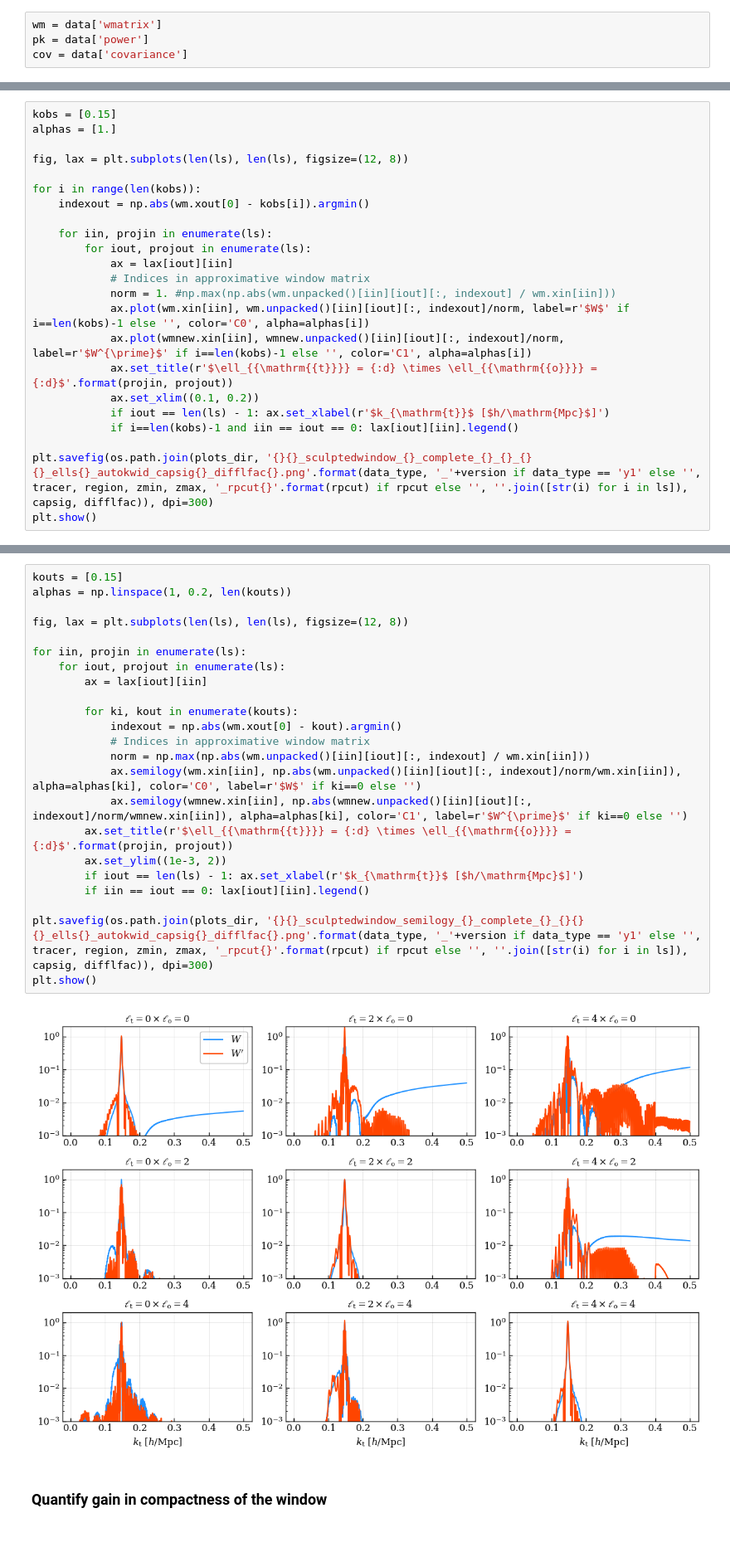
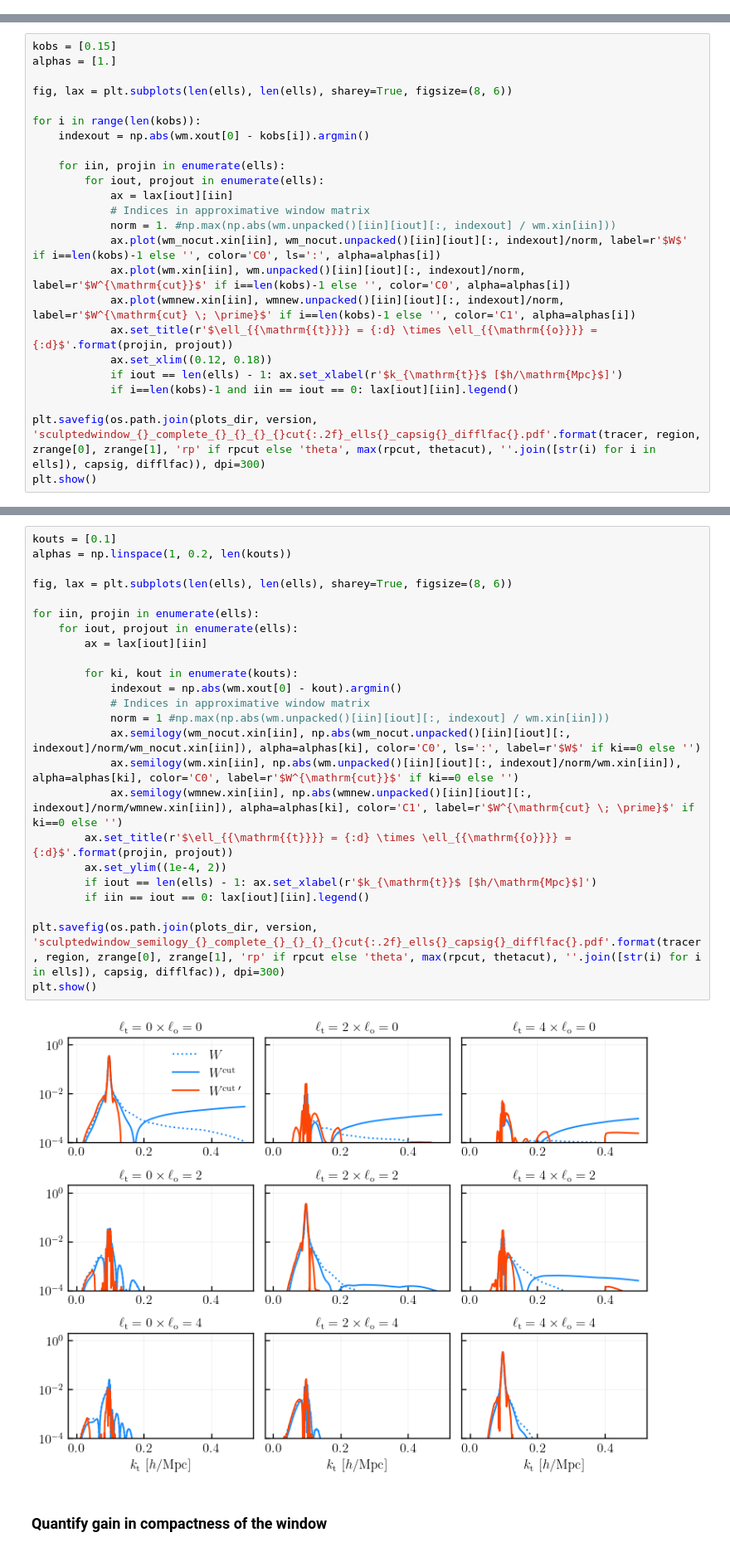
Before and after one commit to mathildepinon/desi-fiber-collisions, a Jupyter notebook: nb/sculpt_window.ipynb, the cells around one changed output, grey strips where cells are left out. Shown at 83% size. Saved outputs shown, nothing was run; the diff lists cells and outputs as text.

```diff
--- a/nb/sculpt_window.ipynb
+++ b/nb/sculpt_window.ipynb
@@ -85,4 +70,0 @@ data = get_data(data_type, tracer, region, rp_cut=rpcut, zrange=(zmin, zmax), ve
-# %%
-wm = data['wmatrix']
-pk = data['power']
-cov = data['covariance']
@@ -124,23 +72,24 @@ wm.shape
 kobs = [0.15]
 alphas = [1.]
 
-fig, lax = plt.subplots(len(ls), len(ls), figsize=(12, 8))
+fig, lax = plt.subplots(len(ells), len(ells), sharey=True, figsize=(8, 6))
 
 for i in range(len(kobs)):
     indexout = np.abs(wm.xout[0] - kobs[i]).argmin()
 
-    for iin, projin in enumerate(ls):
-        for iout, projout in enumerate(ls):
+    for iin, projin in enumerate(ells):
+        for iout, projout in enumerate(ells):
             ax = lax[iout][iin]
             # Indices in approximative window matrix
             norm = 1. #np.max(np.abs(wm.unpacked()[iin][iout][:, indexout] / wm.xin[iin]))
-            ax.plot(wm.xin[iin], wm.unpacked()[iin][iout][:, indexout]/norm, label=r'$W$' if i==len(kobs)-1 else '', color='C0', alpha=alphas[i])
-            ax.plot(wmnew.xin[iin], wmnew.unpacked()[iin][iout][:, indexout]/norm, label=r'$W^{\prime}$' if i==len(kobs)-1 else '', color='C1', alpha=alphas[i])
+            ax.plot(wm_nocut.xin[iin], wm_nocut.unpacked()[iin][iout][:, indexout]/norm, label=r'$W$' if i==len(kobs)-1 else '', color='C0', ls=':', alpha=alphas[i])
+            ax.plot(wm.xin[iin], wm.unpacked()[iin][iout][:, indexout]/norm, label=r'$W^{\mathrm{cut}}$' if i==len(kobs)-1 else '', color='C0', alpha=alphas[i])
+            ax.plot(wmnew.xin[iin], wmnew.unpacked()[iin][iout][:, indexout]/norm, label=r'$W^{\mathrm{cut} \; \prime}$' if i==len(kobs)-1 else '', color='C1', alpha=alphas[i])
             ax.set_title(r'$\ell_{{\mathrm{{t}}}} = {:d} \times \ell_{{\mathrm{{o}}}} = {:d}$'.format(projin, projout))
-            ax.set_xlim((0.1, 0.2))
-            if iout == len(ls) - 1: ax.set_xlabel(r'$k_{\mathrm{t}}$ [$h/\mathrm{Mpc}$]')
+            ax.set_xlim((0.12, 0.18))
+            if iout == len(ells) - 1: ax.set_xlabel(r'$k_{\mathrm{t}}$ [$h/\mathrm{Mpc}$]')
             if i==len(kobs)-1 and iin == iout == 0: lax[iout][iin].legend()
 
-plt.savefig(os.path.join(plots_dir, '{}{}_sculptedwindow_{}_complete_{}_{}_{}{}_ells{}_autokwid_capsig{}_difflfac{}.png'.format(data_type, '_'+version if data_type == 'y1' else '', tracer, region, zmin, zmax, '_rpcut{}'.format(rpcut) if rpcut else '', ''.join([str(i) for i in ls]), capsig, difflfac)), dpi=300)
+plt.savefig(os.path.join(plots_dir, version, 'sculptedwindow_{}_complete_{}_{}_{}_{}cut{:.2f}_ells{}_capsig{}_difflfac{}.pdf'.format(tracer, region, zrange[0], zrange[1], 'rp' if rpcut else 'theta', max(rpcut, thetacut), ''.join([str(i) for i in ells]), capsig, difflfac)), dpi=300)
 plt.show()
 # %% [output]
@@ -148,28 +97,29 @@ plt.show()
 # %%
-kouts = [0.15]
+kouts = [0.1]
 alphas = np.linspace(1, 0.2, len(kouts))
 
-fig, lax = plt.subplots(len(ls), len(ls), figsize=(12, 8))
+fig, lax = plt.subplots(len(ells), len(ells), sharey=True, figsize=(8, 6))
 
-for iin, projin in enumerate(ls):
-    for iout, projout in enumerate(ls):
+for iin, projin in enumerate(ells):
+    for iout, projout in enumerate(ells):
         ax = lax[iout][iin]
 
         for ki, kout in enumerate(kouts):
             indexout = np.abs(wm.xout[0] - kout).argmin()
             # Indices in approximative window matrix
-            norm = np.max(np.abs(wm.unpacked()[iin][iout][:, indexout] / wm.xin[iin]))
-            ax.semilogy(wm.xin[iin], np.abs(wm.unpacked()[iin][iout][:, indexout]/norm/wm.xin[iin]), alpha=alphas[ki], color='C0', label=r'$W$' if ki==0 else '')
-            ax.semilogy(wmnew.xin[iin], np.abs(wmnew.unpacked()[iin][iout][:, indexout]/norm/wmnew.xin[iin]), alpha=alphas[ki], color='C1', label=r'$W^{\prime}$' if ki==0 else '')
+            norm = 1 #np.max(np.abs(wm.unpacked()[iin][iout][:, indexout] / wm.xin[iin]))
+            ax.semilogy(wm_nocut.xin[iin], np.abs(wm_nocut.unpacked()[iin][iout][:, indexout]/norm/wm_nocut.xin[iin]), alpha=alphas[ki], color='C0', ls=':', label=r'$W$' if ki==0 else '')
+            ax.semilogy(wm.xin[iin], np.abs(wm.unpacked()[iin][iout][:, indexout]/norm/wm.xin[iin]), alpha=alphas[ki], color='C0', label=r'$W^{\mathrm{cut}}$' if ki==0 else '')
+            ax.semilogy(wmnew.xin[iin], np.abs(wmnew.unpacked()[iin][iout][:, indexout]/norm/wmnew.xin[iin]), alpha=alphas[ki], color='C1', label=r'$W^{\mathrm{cut} \; \prime}$' if ki==0 else '')
         ax.set_title(r'$\ell_{{\mathrm{{t}}}} = {:d} \times \ell_{{\mathrm{{o}}}} = {:d}$'.format(projin, projout))
-        ax.set_ylim((1e-3, 2))
-        if iout == len(ls) - 1: ax.set_xlabel(r'$k_{\mathrm{t}}$ [$h/\mathrm{Mpc}$]')
+        ax.set_ylim((1e-4, 2))
+        if iout == len(ells) - 1: ax.set_xlabel(r'$k_{\mathrm{t}}$ [$h/\mathrm{Mpc}$]')
         if iin == iout == 0: lax[iout][iin].legend()
 
-plt.savefig(os.path.join(plots_dir, '{}{}_sculptedwindow_semilogy_{}_complete_{}_{}{}{}_ells{}_autokwid_capsig{}_difflfac{}.png'.format(data_type, '_'+version if data_type == 'y1' else '', tracer, region, zmin, zmax, '_rpcut{}'.format(rpcut) if rpcut else '', ''.join([str(i) for i in ls]), capsig, difflfac)), dpi=300)
+plt.savefig(os.path.join(plots_dir, version, 'sculptedwindow_semilogy_{}_complete_{}_{}_{}_{}cut{:.2f}_ells{}_capsig{}_difflfac{}.pdf'.format(tracer, region, zrange[0], zrange[1], 'rp' if rpcut else 'theta', max(rpcut, thetacut), ''.join([str(i) for i in ells]), capsig, difflfac)), dpi=300)
 plt.show()
 # %% [output]
-[figure, old version]
+[figure, new version]
 # %% [markdown]
 ### Quantify gain in compactness of the window
 # %%
```
Also changed, not shown: parts of 25 cells of this notebook, 10 other files.
